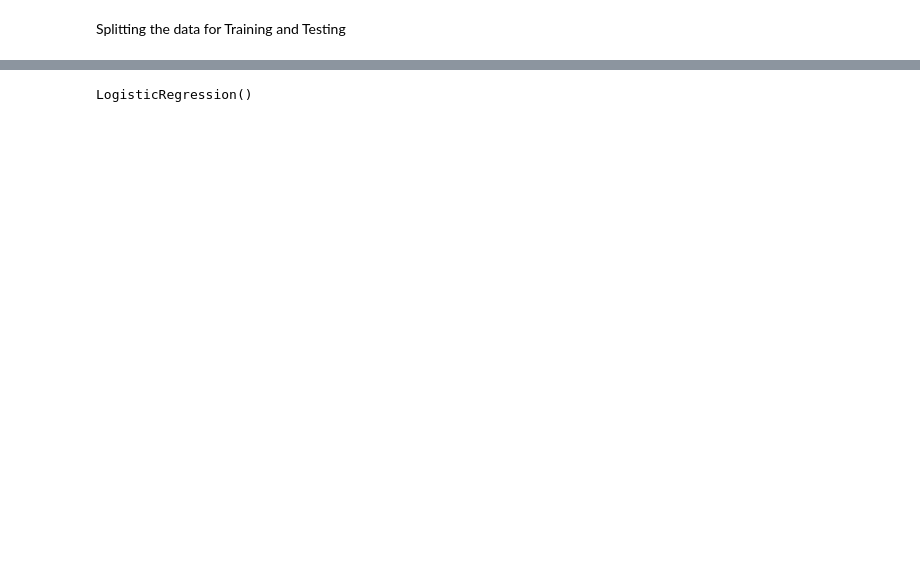
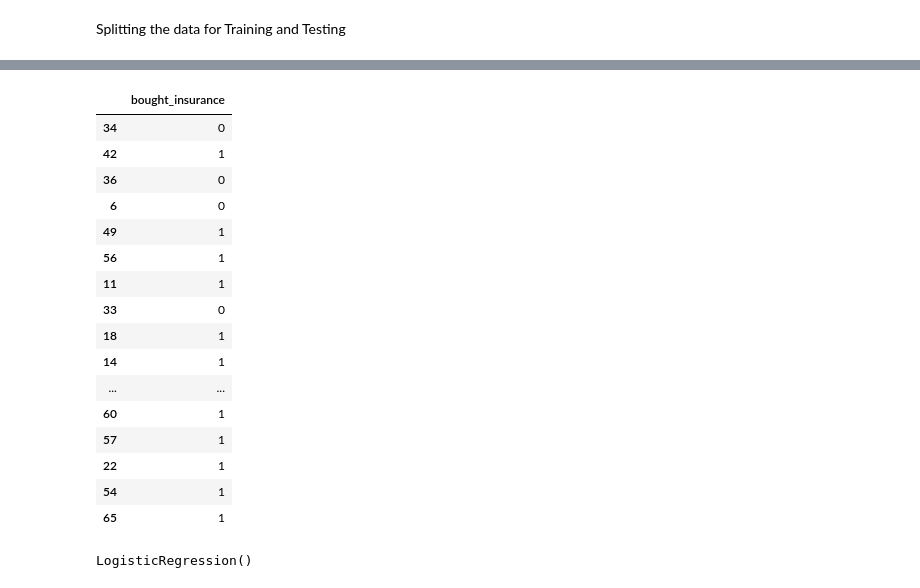
Before and after one commit to RkChhetri358/AIlab, a Jupyter notebook: lab2.ipynb, the cells around one changed output, grey strips where cells are left out. Cells and saved outputs as stored; diff of their text form; code cells hidden in the pictures; blank space fills up the shorter version.

```diff
--- a/lab2.ipynb
+++ b/lab2.ipynb
@@ -85,3 +87,23 @@ X_train
+# %%
+y_train
+# %% [output]
+|  | bought_insurance |
+| 34 | 0 |
+| 42 | 1 |
+| 36 | 0 |
+| 6 | 0 |
+| 49 | 1 |
+| 56 | 1 |
+| 11 | 1 |
+| 33 | 0 |
+| 18 | 1 |
+| 14 | 1 |
+| ... | ... |
+| 60 | 1 |
+| 57 | 1 |
+| 22 | 1 |
+| 54 | 1 |
+| 65 | 1 |
 # %%
 from sklearn.linear_model import LogisticRegression
 # %%
```
Also changed, not shown: parts of 22 cells of this notebook, 2 other files.
